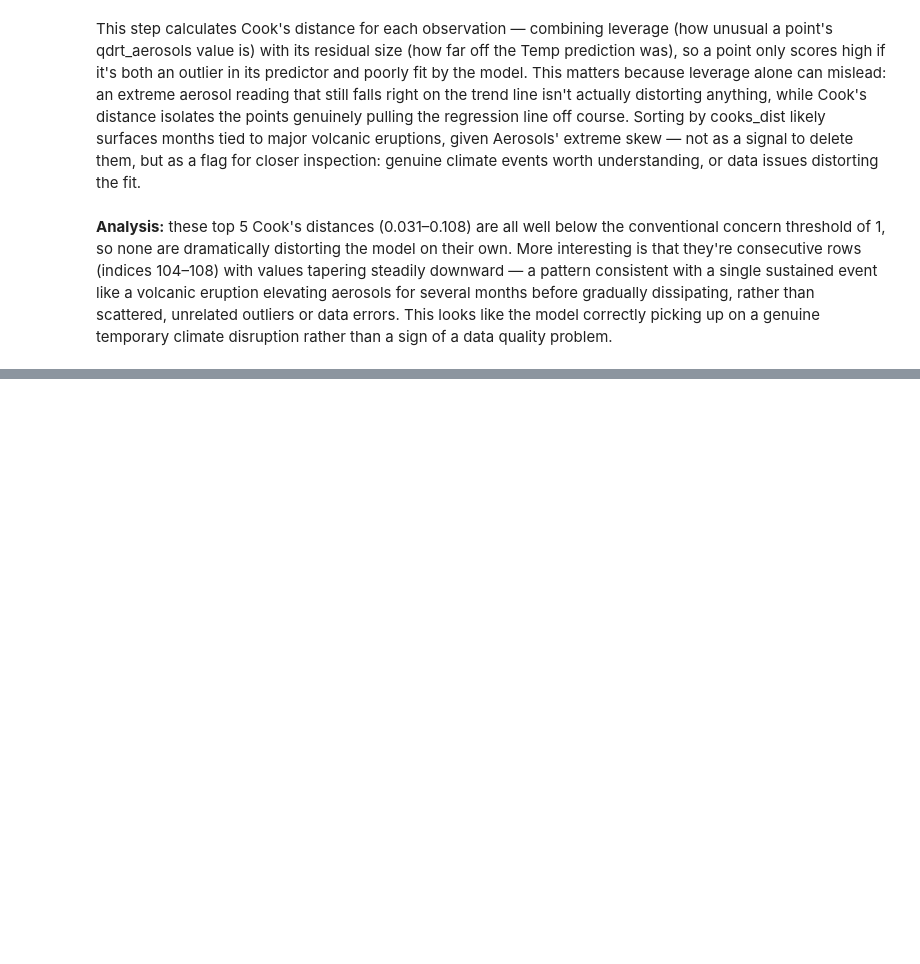
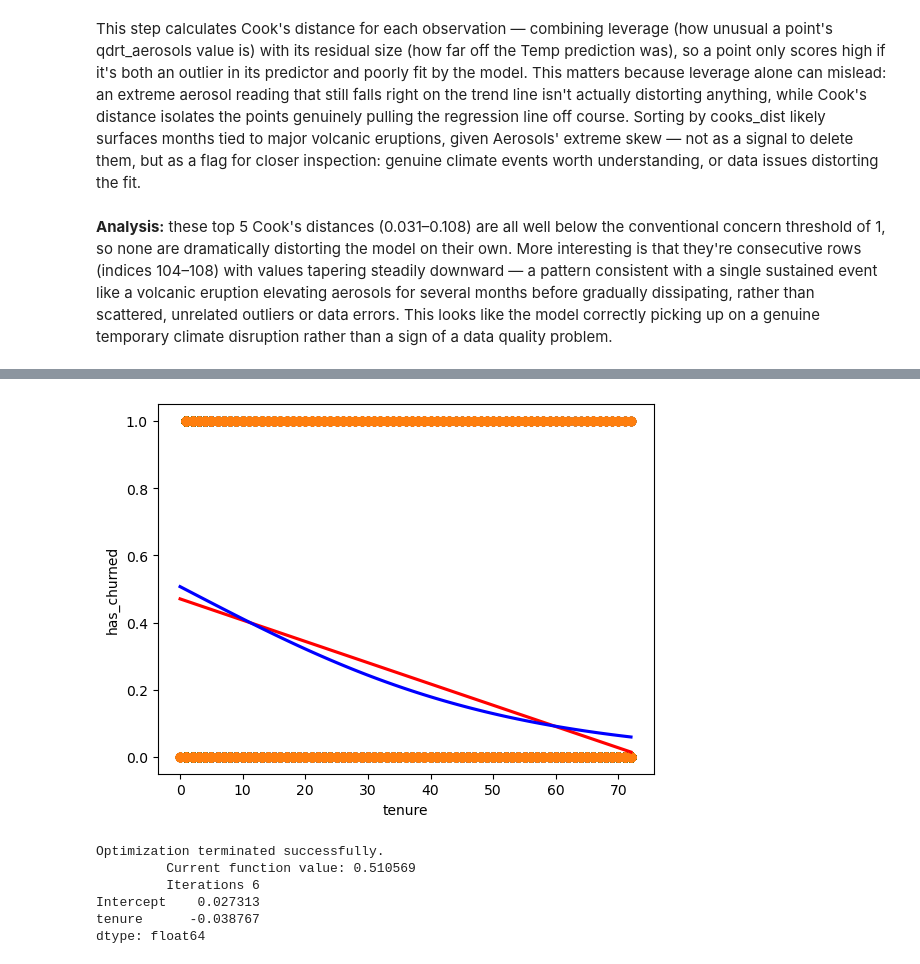
Before and after one commit to saalssall/Statistics_In_Python, a Jupyter notebook: Regression_statsmodel_1.ipynb, the cells around one changed output, grey strips where cells are left out. Cells and saved outputs as stored; diff of their text form; code cells hidden in the pictures; blank space fills up the shorter version.

```diff
--- a/Regression_statsmodel_1.ipynb
+++ b/Regression_statsmodel_1.ipynb
@@ -601,0 +631,35 @@ This step calculates Cook's distance for each observation — combining leverage
+# %%
+# Convert Churn from Yes/No text to 1/0 numeric, required for regression
+churn['has_churned'] = (churn['Churn'] == 'Yes').astype(int)
+
+# Draw a linear regression trend line and a scatter plot of tenure vs. has_churned
+sns.regplot(x="tenure",
+            y="has_churned",
+            data=churn,
+            ci=None,
+            line_kws={"color": "red"})
+
+# Draw a logistic regression trend line and a scatter plot of tenure vs. has_churned
+sns.regplot(x="tenure",
+            y="has_churned",
+            data=churn,
+            ci=None,
+            logistic=True,
+            line_kws={"color": "blue"})
+
+plt.show()
+# %% [output]
+[figure, added]
+# %%
+# Fit a logistic regression of churn vs. tenure using churn_df
+mdl_churn_vs_tenure = logit("has_churned ~ tenure", data=churn).fit()
+
+# Print the parameters of the fitted model
+print(mdl_churn_vs_tenure.params)
+# %% [output]
+Optimization terminated successfully.
+         Current function value: 0.510569
+         Iterations 6
+Intercept    0.027313
+tenure      -0.038767
+dtype: float64
```
Also changed, not shown: parts of 9 cells of this notebook.
